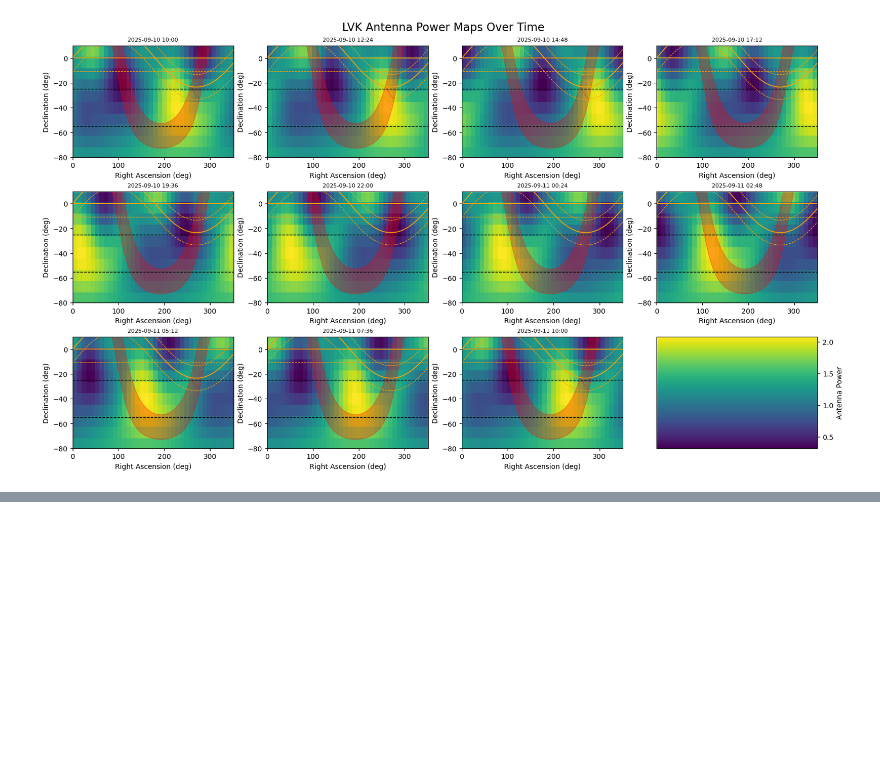
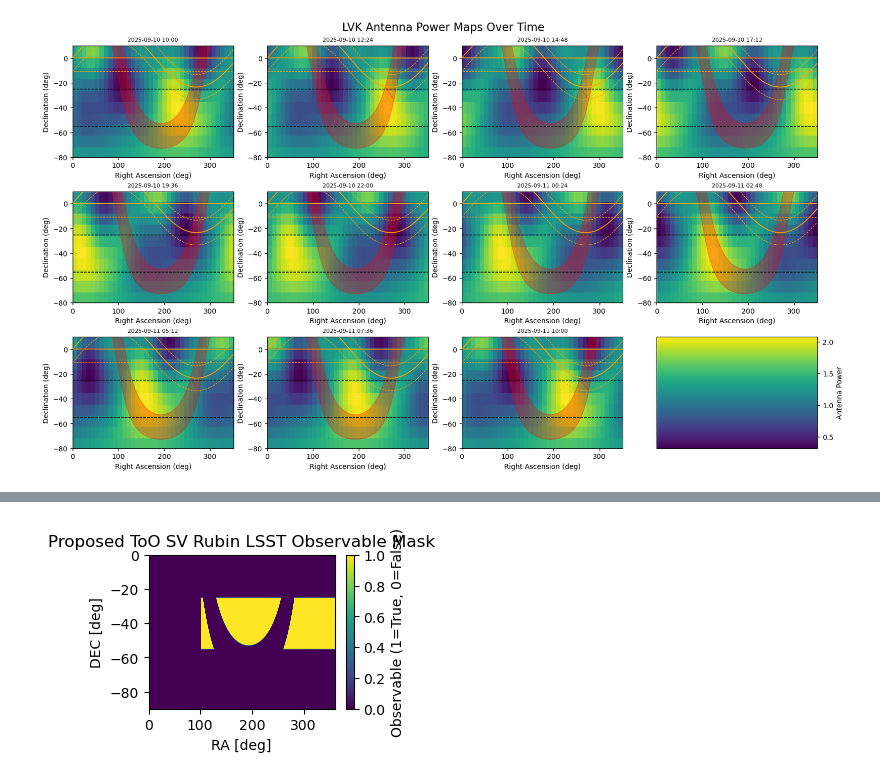
Before and after one commit to anaismoller/GW_KN, a Jupyter notebook: LIGO_sky_sensitivity.ipynb, the cells around one changed output, grey strips where cells are left out. Drawn from its saved outputs; the diff is of its cells as text; code cells hidden in the pictures; blank space fills up the shorter version.

```diff
--- a/LIGO_sky_sensitivity.ipynb
+++ b/LIGO_sky_sensitivity.ipynb
@@ -520,0 +519,34 @@ In summary, the Rubin LSST Science Verification plan 1 wont gather templates for
+# %%
+# Define the mask for proposed observable fields
+ra = np.linspace(0, 360, 10000)  # degrees
+dec = np.linspace(-90, 0, 5000)  # degrees
+RA, DEC = np.meshgrid(ra, dec)
+
+# Flatten to create SkyCoord
+sky_coords = SkyCoord(ra=RA.ravel()*u.deg, dec=DEC.ravel()*u.deg, frame='icrs')
+
+# Convert to Galactic coordinates
+galactic = sky_coords.galactic
+gal_b = galactic.b.deg  # Galactic latitude
+
+# Build mask
+mask = (
+    (np.abs(gal_b) > 10) &       # Outside galactic plane
+    (sky_coords.dec.deg > -55) &
+    (sky_coords.dec.deg < -25) & # DEC in range
+    (sky_coords.ra.deg > 100)    # RA > 100
+)
+
+# Reshape back to 2D if needed
+mask_2d = mask.reshape(DEC.shape)
+
+# visualize the mask
+plt.figure(figsize=(3, 2))
+plt.imshow(mask_2d, origin='lower', extent=[0, 360, -90, 0], aspect='auto')
+plt.xlabel("RA [deg]")
+plt.ylabel("DEC [deg]")
+plt.title("Proposed ToO SV Rubin LSST Observable Mask")
+plt.colorbar(label="Observable (1=True, 0=False)")
+plt.show()
+# %% [output]
+[figure, added]
```
Also changed, not shown: parts of 19 cells of this notebook.
